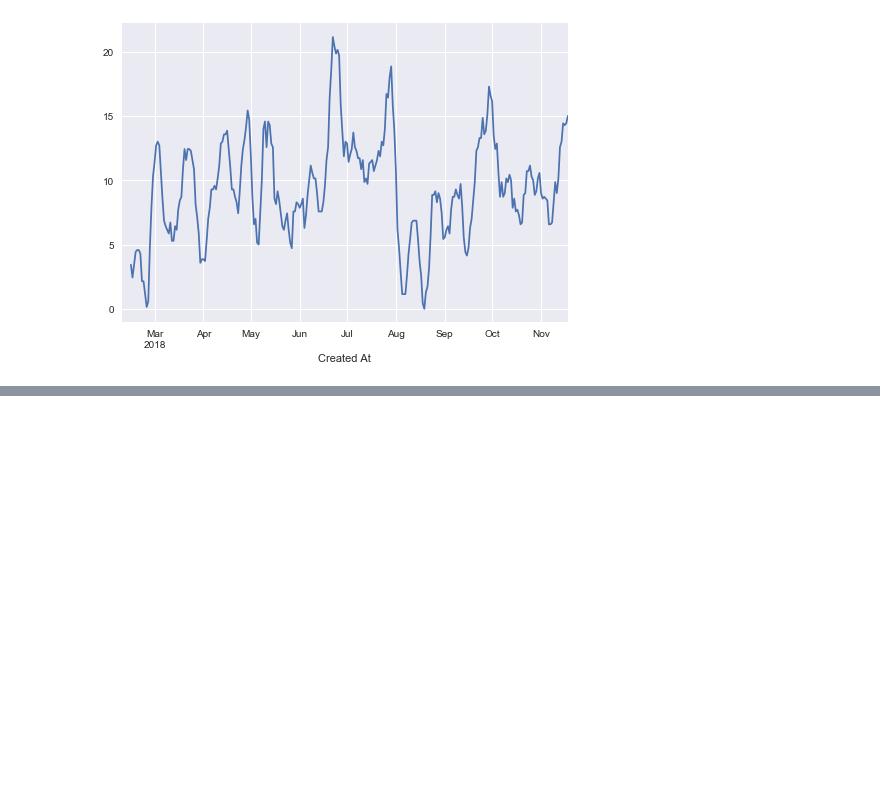
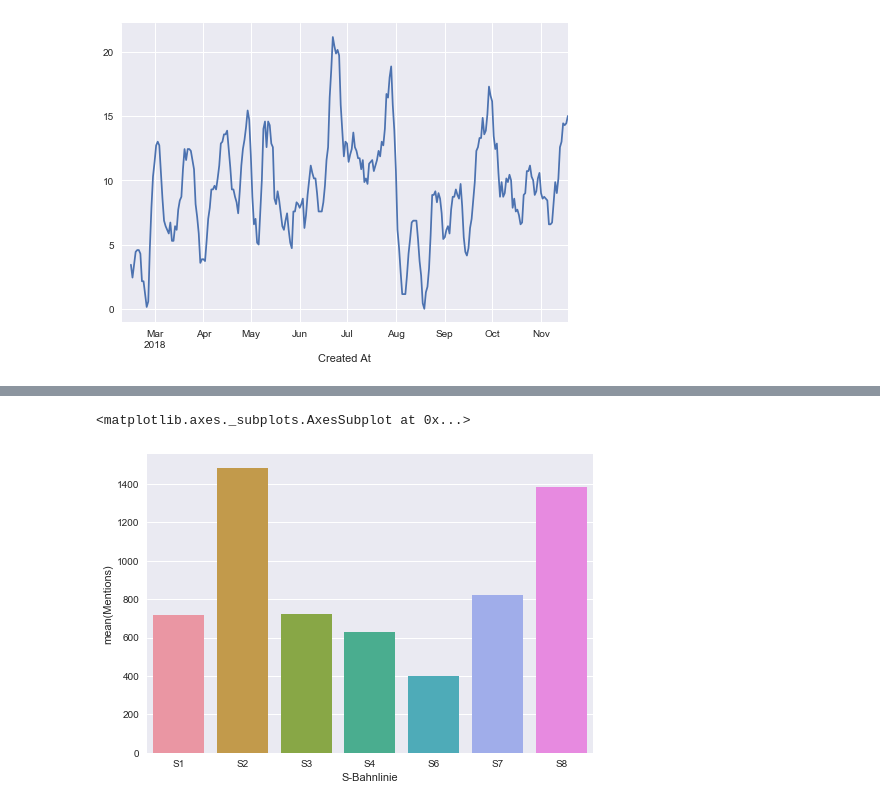
Before and after one commit to kummerer94/sbahn-stoerungen, a Jupyter notebook: analysis.ipynb, the cells around one changed output, grey strips where cells are left out. Saved outputs shown, nothing was run; the diff lists cells and outputs as text; code cells hidden in the pictures; blank space fills up the shorter version.

```diff
--- a/analysis.ipynb
+++ b/analysis.ipynb
@@ -107,0 +149,12 @@ tweets['Text'].groupby(pd.Grouper(freq='D')).count().rolling(7).mean().plot()
+# %%
+text_split = stoerungen_raw['Text'].str.lower().str.strip()
+
+regexp = r'(.+):{1} {1}(.*)\({1}(.+)[\)9]{0,1}'
+res = text_split.str.extract(pat=regexp, expand=True)
+res.columns = ['Type', 'Text', 'Date']
+nantext = pd.isnull(res['Type'])
+print('No match for {} entries'.format(np.sum(nantext)))
+
+stoerungen = res[~nantext]
+stoerungen.info()
+stoerungen.head()
@@ -107,0 +178,3 @@ tweets['Text'].groupby(pd.Grouper(freq='D')).count().rolling(7).mean().plot()
+# %%
+types = np.unique(stoerungen['Type'])
+types_freq = pd.DataFrame({'Words': types, 'Freq': [np.sum(stoerungen['Type'] == typ) for typ in types]})
@@ -107,0 +183,2 @@ tweets['Text'].groupby(pd.Grouper(freq='D')).count().rolling(7).mean().plot()
+# %%
+types_freq['Keep'] = ~types_freq['Words'].str.contains('aktualisierung')
@@ -107,0 +206,12 @@ tweets['Text'].groupby(pd.Grouper(freq='D')).count().rolling(7).mean().plot()
+# %%
+sbahnlinien = ['1', '2', '3', '4', '6', '7', '8']
+mentions = dict()
+
+for sbahnlinie in sbahnlinien:
+    mentions['S{}'.format(sbahnlinie)] = types_freq['Freq'][(types_freq['Words'].str.contains('s {}'.format(sbahnlinie)) | types_freq['Words'].str.contains('s{}'.format(sbahnlinie))) & types_freq['Keep']].sum()
+
+freq = pd.Series(list(mentions.values()))
+sbahnlinie = pd.Series(list(mentions.keys()))
+m = pd.concat([sbahnlinie, freq], axis=1)
+m.columns = ['S-Bahnlinie', 'Mentions']
+m
@@ -107,0 +227,5 @@ tweets['Text'].groupby(pd.Grouper(freq='D')).count().rolling(7).mean().plot()
+# %%
+sns.barplot(x='S-Bahnlinie', y='Mentions', data=m)
+# %% [output]
+<matplotlib.axes._subplots.AxesSubplot at 0x...>
+[figure, added]
```
Also changed, not shown: parts of 19 cells of this notebook, 2 other files.
